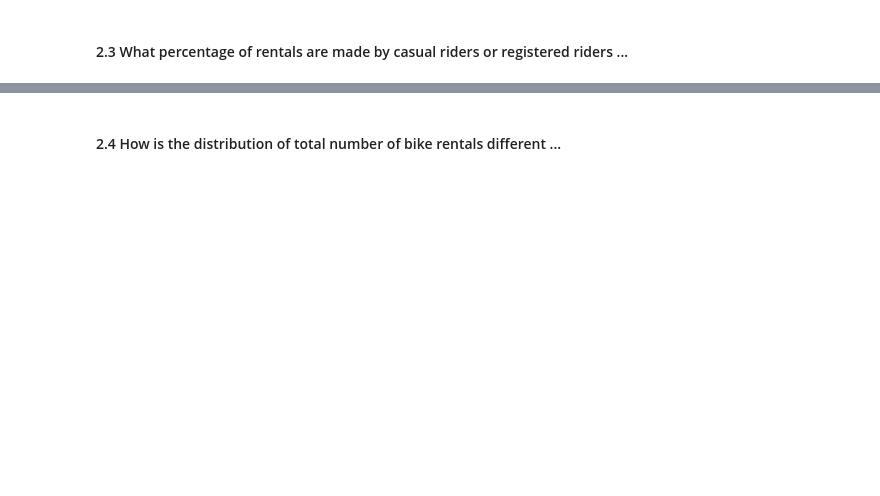
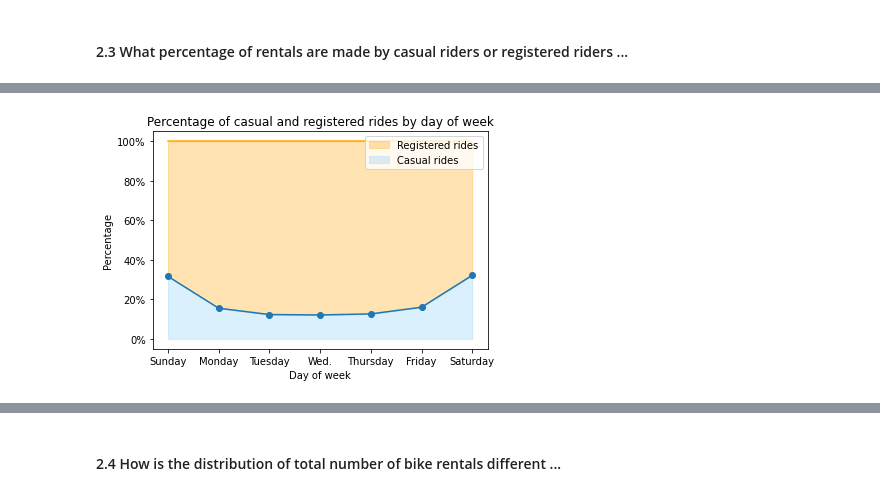
Before and after one commit to lucasresck/foundations-of-data-science, a Jupyter notebook: cs109a_hw3/cs109a_hw3.ipynb, the cells around one changed output, grey strips where cells are left out. Drawn from its saved outputs; the diff is of its cells as text; code cells hidden in the pictures; blank space fills up the shorter version.

```diff
--- a/cs109a_hw3/cs109a_hw3.ipynb
+++ b/cs109a_hw3/cs109a_hw3.ipynb
@@ -422,0 +450,11 @@ Your answer here
+# %%
+# your code here
+
+df = bikes_by_day.groupby('weekday').agg({
+    'casual': 'sum',
+    'registered': 'sum',
+    'counts': 'sum'
+})
+df.casual /= df.counts
+df.registered /= df.counts
+df
@@ -422,0 +471,15 @@ Your answer here
+# %%
+fig, ax = plt.subplots()
+ax.plot(df.index, [1]*len(df), color='orange')
+ax.fill_between(df.index, [1]*len(df), df.casual, alpha=0.3, label='Registered rides', color='orange')
+ax.plot(df.index, df.casual, marker='o')
+ax.fill_between(df.index, df.casual, alpha=0.3, label='Casual rides', color='lightskyblue')
+ax.set_title('Percentage of casual and registered rides by day of week')
+ax.set_xlabel('Day of week')
+ax.set_ylabel('Percentage')
+ax.legend(loc='upper right')
+ax.set_yticklabels(['fill', '0%', '20%', '40%', '60%', '80%', '100%'])
+ax.set_xticklabels(['fill', 'Sunday', 'Monday', 'Tuesday', 'Wed.', 'Thursday', 'Friday', 'Saturday'])
+plt.show()
+# %% [output]
+[figure, added]
```
Also changed, not shown: parts of 25 cells of this notebook.
